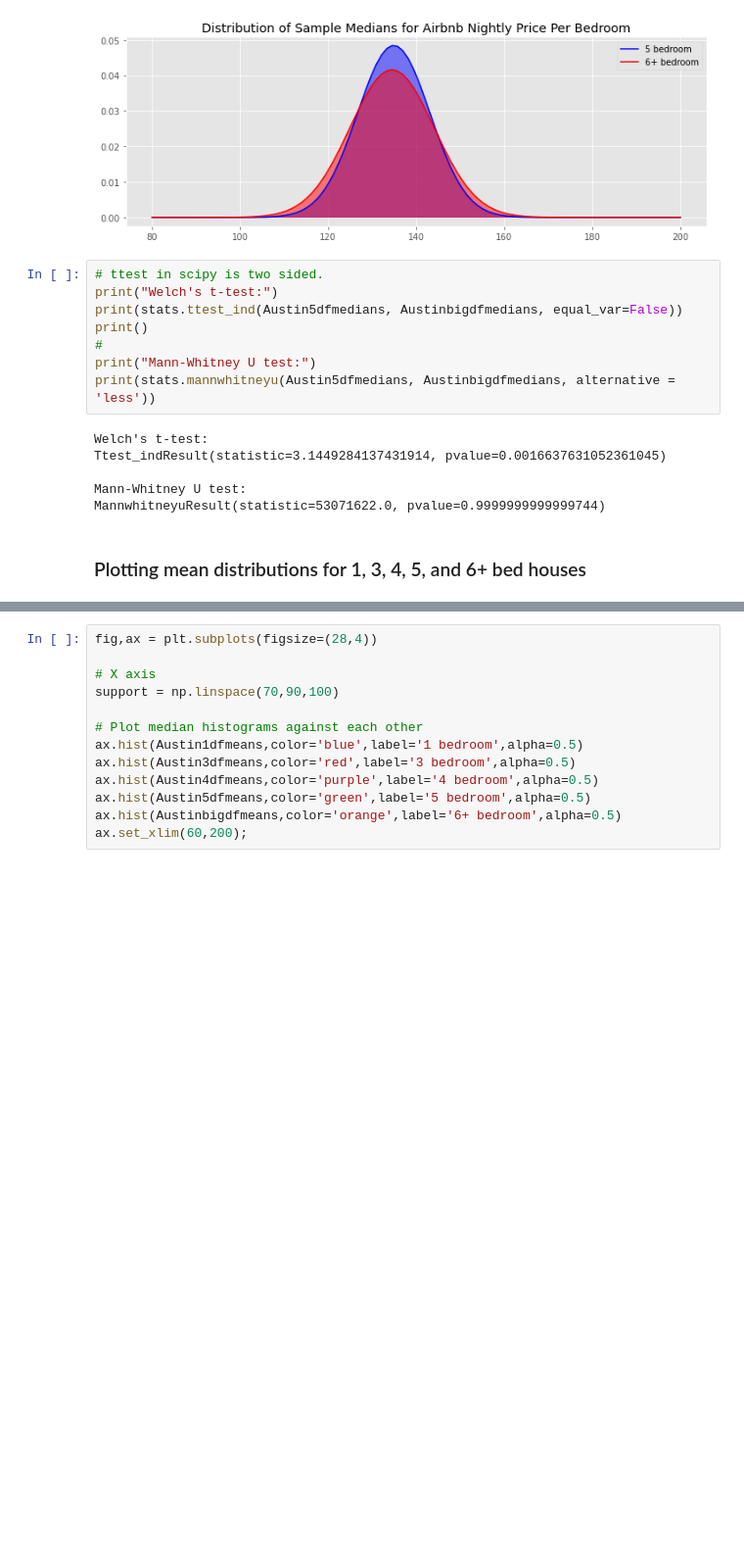
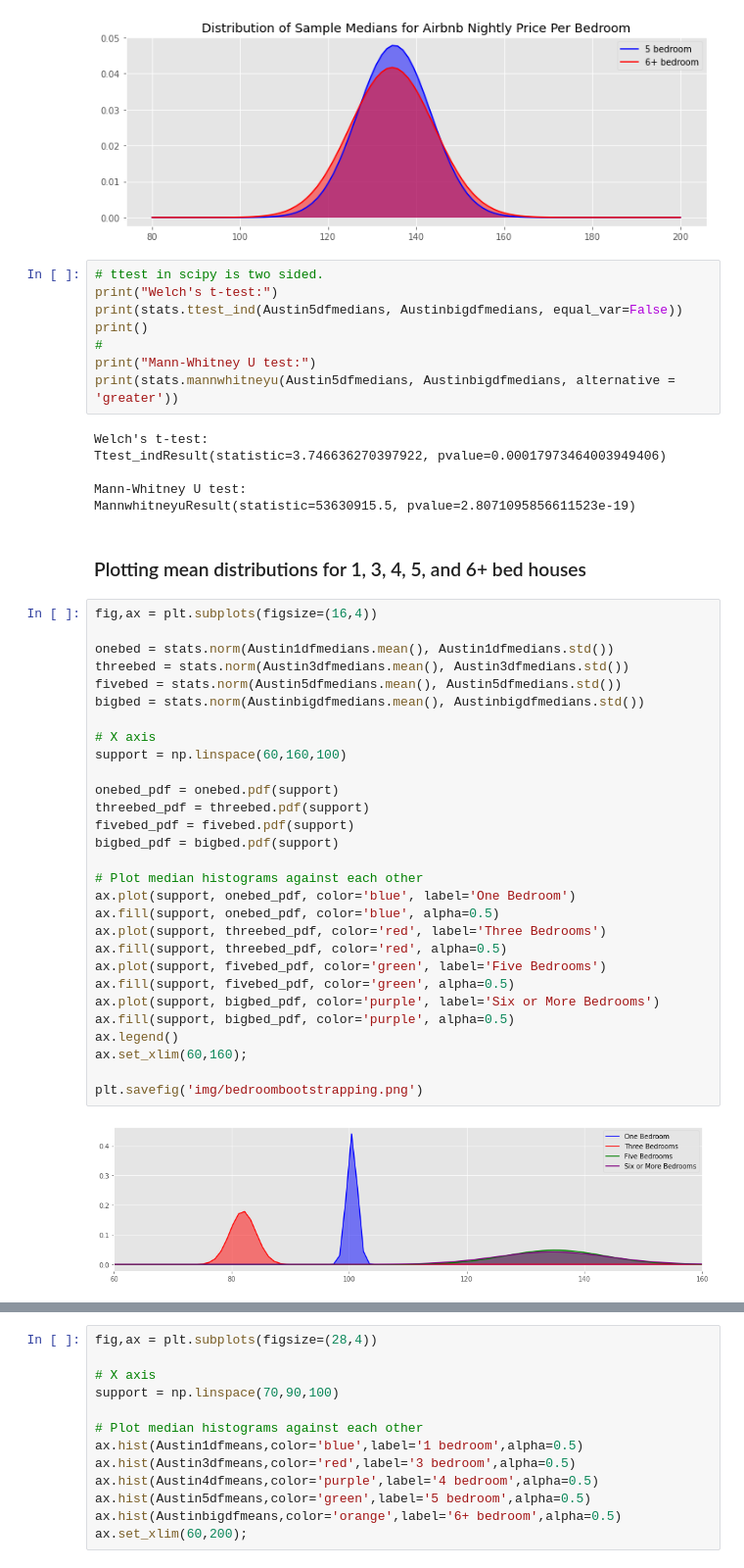
Before and after one commit to randallb15/Real-Estate-Analysis, a Jupyter notebook: StatisticalAnalysis.ipynb, the cells around one changed output, grey strips where cells are left out. Shown at 98% size. Saved outputs shown, nothing was run; the diff lists cells and outputs as text; blank space fills up the shorter version.

```diff
--- a/StatisticalAnalysis.ipynb
+++ b/StatisticalAnalysis.ipynb
@@ -345,12 +360,43 @@ print(stats.ttest_ind(Austin5dfmedians, Austinbigdfmedians, equal_var=False))
 print()
 #
 print("Mann-Whitney U test:")
-print(stats.mannwhitneyu(Austin5dfmedians, Austinbigdfmedians, alternative = 'less'))
+print(stats.mannwhitneyu(Austin5dfmedians, Austinbigdfmedians, alternative = 'greater'))
 # %% [output]
 Welch's t-test:
-Ttest_indResult(statistic=3.1449284137431914, pvalue=0.0016637631052361045)
+Ttest_indResult(statistic=3.746636270397922, pvalue=0.00017973464003949406)
 
 Mann-Whitney U test:
-MannwhitneyuResult(statistic=53071622.0, pvalue=0.9999999999999744)
+MannwhitneyuResult(statistic=53630915.5, pvalue=2.8071095856611523e-19)
 # %% [markdown]
 ### Plotting mean distributions for 1, 3, 4, 5, and 6+ bed houses
+# %%
+fig,ax = plt.subplots(figsize=(16,4))
+
+onebed = stats.norm(Austin1dfmedians.mean(), Austin1dfmedians.std())
+threebed = stats.norm(Austin3dfmedians.mean(), Austin3dfmedians.std())
+fivebed = stats.norm(Austin5dfmedians.mean(), Austin5dfmedians.std())
+bigbed = stats.norm(Austinbigdfmedians.mean(), Austinbigdfmedians.std())
+
+# X axis
+support = np.linspace(60,160,100)
+
+onebed_pdf = onebed.pdf(support)
+threebed_pdf = threebed.pdf(support)
+fivebed_pdf = fivebed.pdf(support)
+bigbed_pdf = bigbed.pdf(support)
+
+# Plot median histograms against each other
+ax.plot(support, onebed_pdf, color='blue', label='One Bedroom')
+ax.fill(support, onebed_pdf, color='blue', alpha=0.5)
+ax.plot(support, threebed_pdf, color='red', label='Three Bedrooms')
+ax.fill(support, threebed_pdf, color='red', alpha=0.5)
+ax.plot(support, fivebed_pdf, color='green', label='Five Bedrooms')
+ax.fill(support, fivebed_pdf, color='green', alpha=0.5)
+ax.plot(support, bigbed_pdf, color='purple', label='Six or More Bedrooms')
+ax.fill(support, bigbed_pdf, color='purple', alpha=0.5)
+ax.legend()
+ax.set_xlim(60,160);
+
+plt.savefig('img/bedroombootstrapping.png')
+# %% [output]
+[figure, added]
```
Also changed, not shown: parts of 11 cells of this notebook, 7 other files.
